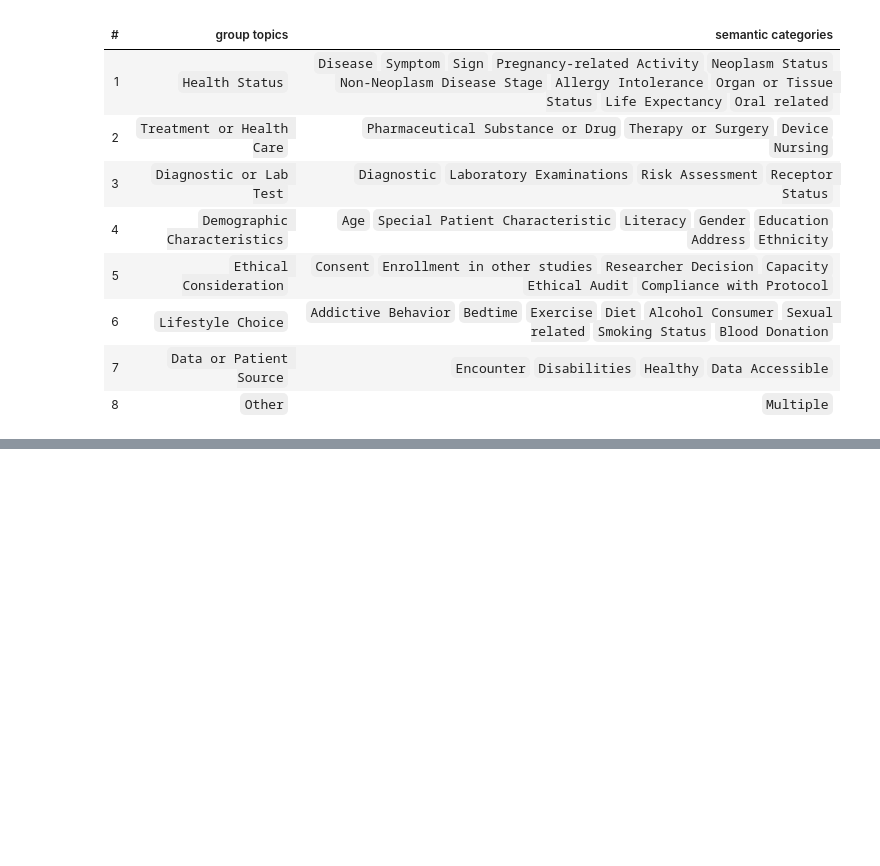
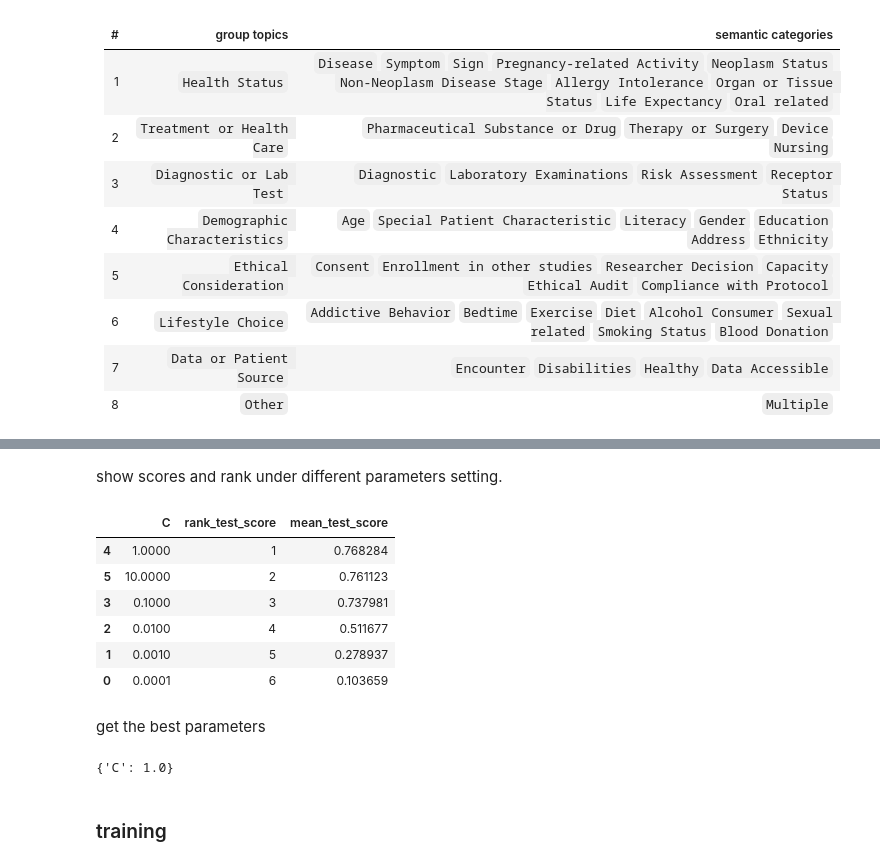
Before and after one commit to zonghui0228/SemCat-CECCT, a Jupyter notebook: classification/LR/Logistic Regression.ipynb, the cells around one changed output, grey strips where cells are left out. Cells and saved outputs as stored; diff of their text form; code cells hidden in the pictures; blank space fills up the shorter version.

```diff
--- a/classification/LR/Logistic Regression.ipynb
+++ b/classification/LR/Logistic Regression.ipynb
@@ -271,0 +179,14 @@ print(predict_tags)
+# %%
+labels = ["Disease","Symptom","Sign","Pregnancy-related Activity","Neoplasm Status","Non-Neoplasm Disease Stage",
+        "Allergy Intolerance","Organ or Tissue Status","Life Expectancy","Oral related",
+        "Pharmaceutical Substance or Drug","Therapy or Surgery","Device","Nursing","Diagnostic",
+        "Laboratory Examinations","Risk Assessment","Receptor Status","Age","Special Patient Characteristic",
+        "Literacy","Gender","Education","Address","Ethnicity","Consent","Enrollment in other studies",
+        "Researcher Decision","Capacity","Ethical Audit","Compliance with Protocol","Addictive Behavior",
+        "Bedtime","Exercise","Diet","Alcohol Consumer","Sexual related","Smoking Status","Blood Donation",
+        "Encounter","Disabilities","Healthy","Data Accessible","Multiple"]
+label2index = dict()
+index2label = dict()
+for (i, label) in enumerate(labels):
+    label2index[label] = i
+    index2label[i] = label
@@ -271,0 +210,4 @@ print(predict_tags)
+# %%
+X_train = np.load("../data/feature_matraix (by bert-as-service)/X_train.npy")
+y_train = train_data["category"].apply(lambda x: label2index.get(x))
+print("X_train shape:", X_train.shape, "y_train shape:", y_train.shape)
@@ -271,0 +237,25 @@ print(predict_tags)
+# %% [markdown]
+show scores and rank under different parameters setting.
+# %%
+clf_results = pd.DataFrame(clf.cv_results_["params"])
+clf_results["rank_test_score"] = clf.cv_results_["rank_test_score"]
+clf_results["mean_test_score"] = clf.cv_results_["mean_test_score"]
+clf_results.sort_values("rank_test_score",inplace=True)
+clf_results
+# %% [output]
+|  | C | rank_test_score | mean_test_score |
+| 4 | 1.0000 | 1 | 0.768284 |
+| 5 | 10.0000 | 2 | 0.761123 |
+| 3 | 0.1000 | 3 | 0.737981 |
+| 2 | 0.0100 | 4 | 0.511677 |
+| 1 | 0.0010 | 5 | 0.278937 |
+| 0 | 0.0001 | 6 | 0.103659 |
+# %% [markdown]
+get the best parameters
+# %%
+best_params = clf.best_params_
+print(best_params)
+# %% [output]
+{'C': 1.0}
+# %% [markdown]
+### training
```
Also changed, not shown: parts of 75 cells of this notebook, 23 other files.
